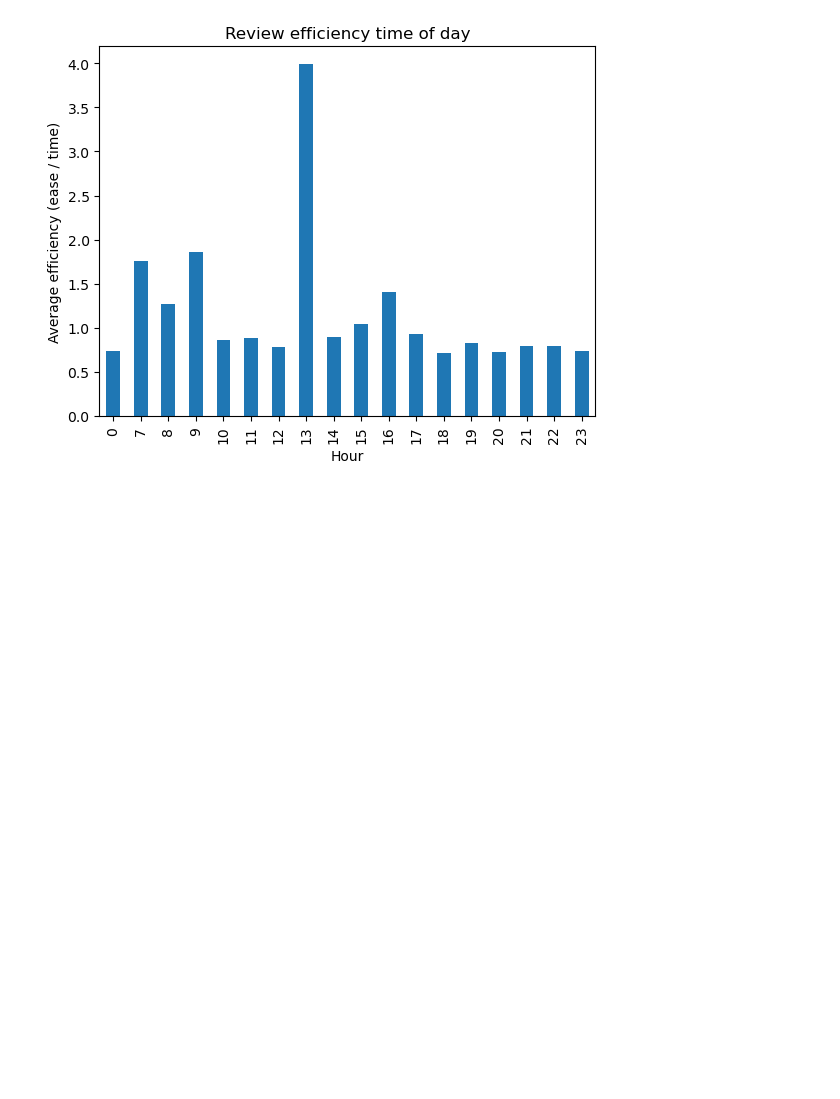
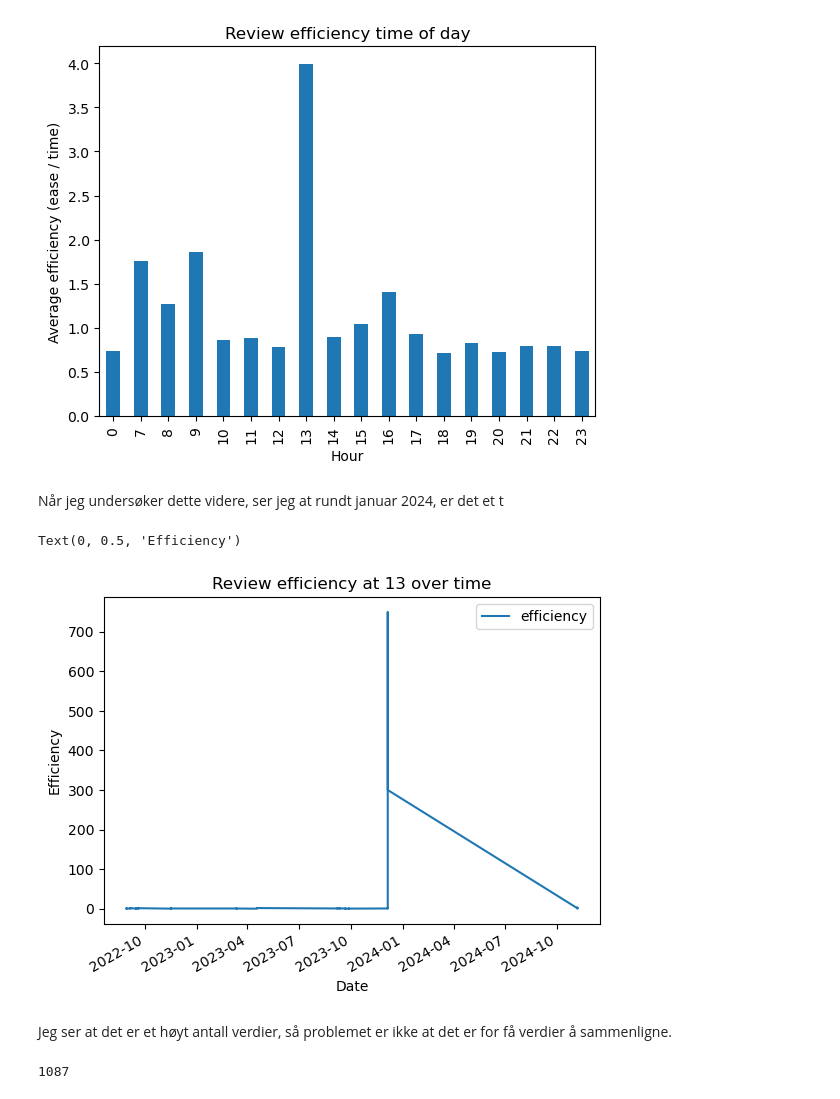
Before and after one commit to LilleAila/projects, a Jupyter notebook: it2/21-datasett-prosjekt-final/anki/pandas.ipynb, the cells around one changed output. Cells and saved outputs as stored; diff of their text form; code cells hidden in the pictures; blank space fills up the shorter version.

```diff
--- a/it2/21-datasett-prosjekt-final/anki/pandas.ipynb
+++ b/it2/21-datasett-prosjekt-final/anki/pandas.ipynb
@@ -110,3 +166,20 @@ ax.set_ylabel("Average efficiency (ease / time)")
 # %% [output]
 Text(0, 0.5, 'Average efficiency (ease / time)')
 [figure]
+# %% [markdown]
+Når jeg undersøker dette videre, ser jeg at rundt januar 2024, er det et t
+# %%
+reviews_at_13 = df.groupby("hour").get_group(13)
+ax = reviews_at_13.plot(kind="line", x="date", y="efficiency")
+ax.set_title("Review efficiency at 13 over time")
+ax.set_xlabel("Date")
+ax.set_ylabel("Efficiency")
+# %% [output]
+Text(0, 0.5, 'Efficiency')
+[figure, added]
+# %% [markdown]
+Jeg ser at det er et høyt antall verdier, så problemet er ikke at det er for få verdier å sammenligne.
+# %%
+len(reviews_at_13)
+# %% [output]
+1087
```
Also changed, not shown: parts of 19 cells of this notebook, 5 other files.
